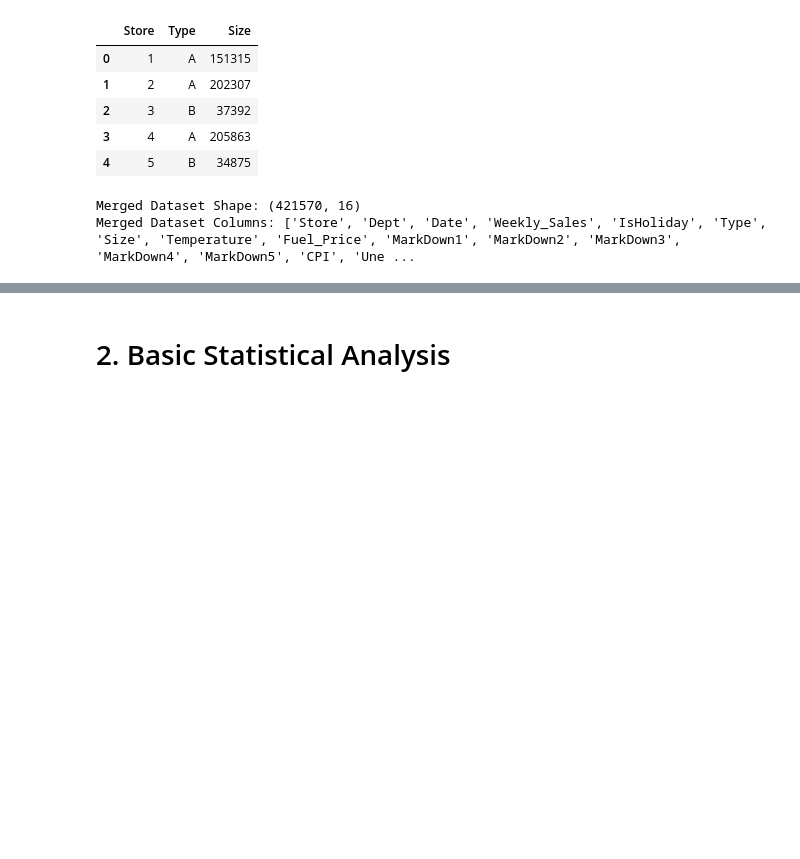
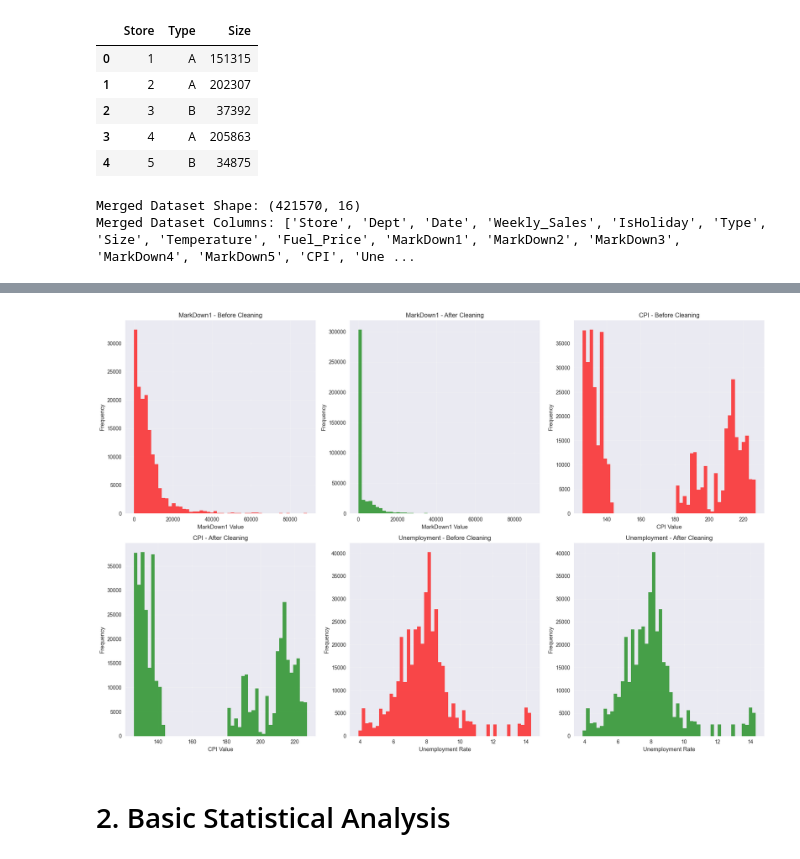
Before and after one commit to Mpitula/Retail-Sales-Forecasting-Statistical-Analysis, a Jupyter notebook: main.ipynb, the cells around one changed output, grey strips where cells are left out. Saved outputs shown, nothing was run; the diff lists cells and outputs as text; code cells hidden in the pictures; blank space fills up the shorter version.

Commit message:
Data cleaning before stat analysis

```diff
--- a/main.ipynb
+++ b/main.ipynb
@@ -91,10 +91,10 @@ Stores Data Sample:
 sales_stores = pd.merge(sales, stores, on='Store', how='left')
 
 # Then merge with features
-full_data = pd.merge(sales_stores, features, on=['Store', 'Date', 'IsHoliday'], how='left')
+full_data_raw = pd.merge(sales_stores, features, on=['Store', 'Date', 'IsHoliday'], how='left')
 
-print("Merged Dataset Shape:", full_data.shape)
-print("Merged Dataset Columns:", full_data.columns.tolist())
+print("Merged Dataset Shape:", full_data_raw.shape)
+print("Merged Dataset Columns:", full_data_raw.columns.tolist())
 # %% [output]
 Merged Dataset Shape: (421570, 16)
 Merged Dataset Columns: ['Store', 'Dept', 'Date', 'Weekly_Sales', 'IsHoliday', 'Type', 'Size', 'Temperature', 'Fuel_Price', 'MarkDown1', 'MarkDown2', 'MarkDown3', 'MarkDown4', 'MarkDown5', 'CPI', 'Une ...
@@ -101,3 +324,61 @@ Merged Dataset Columns: ['Store', 'Dept', 'Date', 'Weekly_Sales', 'IsHoliday', '
+# %%
+# 4. COMPARE BEFORE AND AFTER CLEANING
+
+# Create comparison visualizations
+fig, axes = plt.subplots(2, 3, figsize=(18, 12))
+
+# MarkDown1 before and after cleaning
+if 'MarkDown1' in full_data_raw.columns:
+    # Before cleaning
+    axes[0,0].hist(full_data_raw['MarkDown1'].dropna(), bins=50, alpha=0.7, color='red', label='Before Cleaning')
+    axes[0,0].set_title('MarkDown1 - Before Cleaning')
+    axes[0,0].set_xlabel('MarkDown1 Value')
+    axes[0,0].set_ylabel('Frequency')
+    axes[0,0].grid(True, alpha=0.3)
+
+    # After cleaning
+    axes[0,1].hist(full_data['MarkDown1'], bins=50, alpha=0.7, color='green', label='After Cleaning')
+    axes[0,1].set_title('MarkDown1 - After Cleaning')
+    axes[0,1].set_xlabel('MarkDown1 Value')
+    axes[0,1].set_ylabel('Frequency')
+    axes[0,1].grid(True, alpha=0.3)
+
+# CPI before and after cleaning
+if 'CPI' in full_data_raw.columns:
+    # Before cleaning
+    axes[0,2].hist(full_data_raw['CPI'].dropna(), bins=50, alpha=0.7, color='red', label='Before Cleaning')
+    axes[0,2].set_title('CPI - Before Cleaning')
+    axes[0,2].set_xlabel('CPI Value')
+    axes[0,2].set_ylabel('Frequency')
+    axes[0,2].grid(True, alpha=0.3)
+
+    # After cleaning
+    axes[1,0].hist(full_data['CPI'], bins=50, alpha=0.7, color='green', label='After Cleaning')
+    axes[1,0].set_title('CPI - After Cleaning')
+    axes[1,0].set_xlabel('CPI Value')
+    axes[1,0].set_ylabel('Frequency')
+    axes[1,0].grid(True, alpha=0.3)
+
+# Unemployment before and after cleaning
+if 'Unemployment' in full_data_raw.columns:
+    # Before cleaning
+    axes[1,1].hist(full_data_raw['Unemployment'].dropna(), bins=50, alpha=0.7, color='red', label='Before Cleaning')
+    axes[1,1].set_title('Unemployment - Before Cleaning')
+    axes[1,1].set_xlabel('Unemployment Rate')
+    axes[1,1].set_ylabel('Frequency')
+    axes[1,1].grid(True, alpha=0.3)
+
+    # After cleaning
+    axes[1,2].hist(full_data['Unemployment'], bins=50, alpha=0.7, color='green', label='After Cleaning')
+    axes[1,2].set_title('Unemployment - After Cleaning')
+    axes[1,2].set_xlabel('Unemployment Rate')
+    axes[1,2].set_ylabel('Frequency')
+    axes[1,2].grid(True, alpha=0.3)
+
+plt.tight_layout()
+plt.show()
+# %% [output]
+[figure, added]
 # %% [markdown]
 # 2. Basic Statistical Analysis
 # %% [markdown]
```
Also changed, not shown: parts of 20 cells of this notebook.
